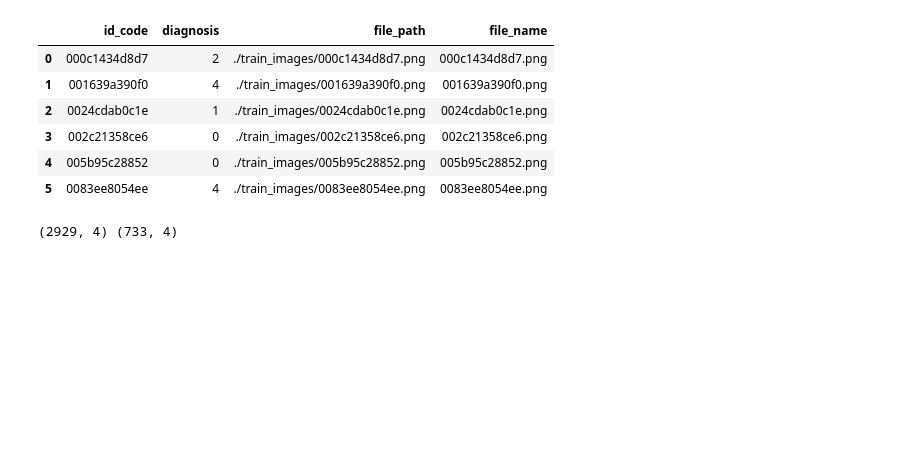
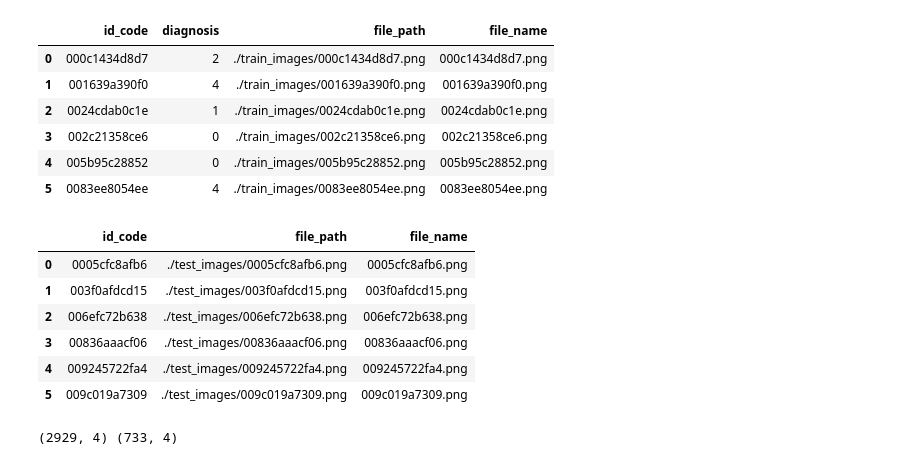
Before and after one commit to EloySerrudo/BlindnessDetection-DiabeticRetinopathy, a Jupyter notebook: 2_process.ipynb, the cells around one changed output. Cells and saved outputs as stored; diff of their text form; code cells hidden in the pictures; blank space fills up the shorter version.

```diff
--- a/2_process.ipynb
+++ b/2_process.ipynb
@@ -73,4 +73,14 @@ df_train.head(6)
 | 3 | 002c21358ce6 | 0 | ./train_images/002c21358ce6.png | 002c21358ce6.png |
 | 4 | 005b95c28852 | 0 | ./train_images/005b95c28852.png | 005b95c28852.png |
 | 5 | 0083ee8054ee | 4 | ./train_images/0083ee8054ee.png | 0083ee8054ee.png |
+# %%
+df_test.head(6)
+# %% [output]
+|  | id_code | file_path | file_name |
+| 0 | 0005cfc8afb6 | ./test_images/0005cfc8afb6.png | 0005cfc8afb6.png |
+| 1 | 003f0afdcd15 | ./test_images/003f0afdcd15.png | 003f0afdcd15.png |
+| 2 | 006efc72b638 | ./test_images/006efc72b638.png | 006efc72b638.png |
+| 3 | 00836aaacf06 | ./test_images/00836aaacf06.png | 00836aaacf06.png |
+| 4 | 009245722fa4 | ./test_images/009245722fa4.png | 009245722fa4.png |
+| 5 | 009c019a7309 | ./test_images/009c019a7309.png | 009c019a7309.png |
 # %%
```
Also changed, not shown: parts of 17 cells of this notebook, 4 other files.
